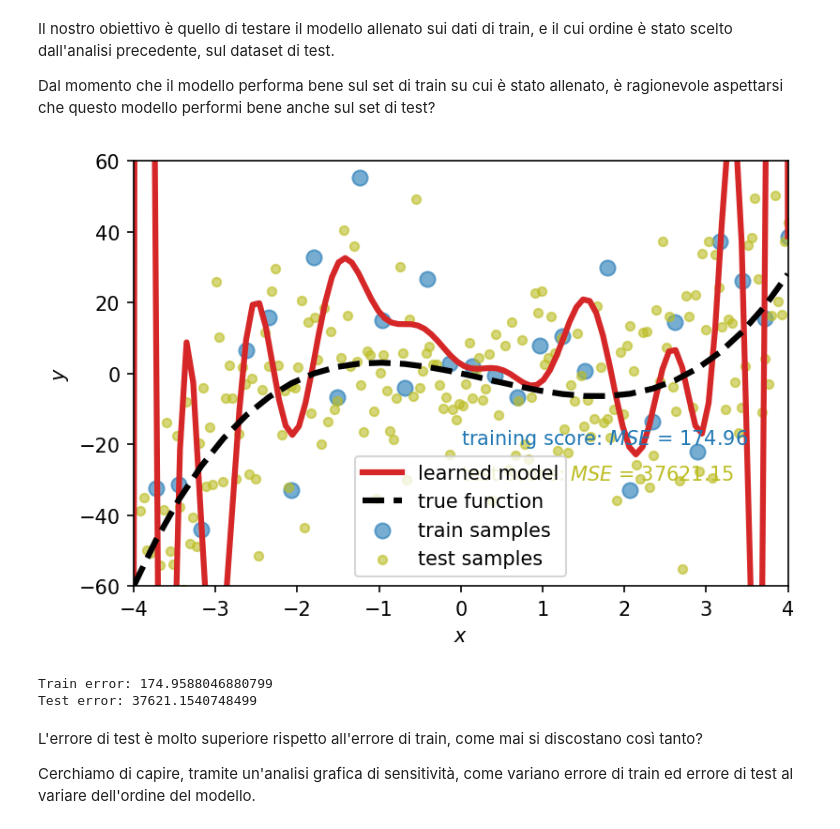
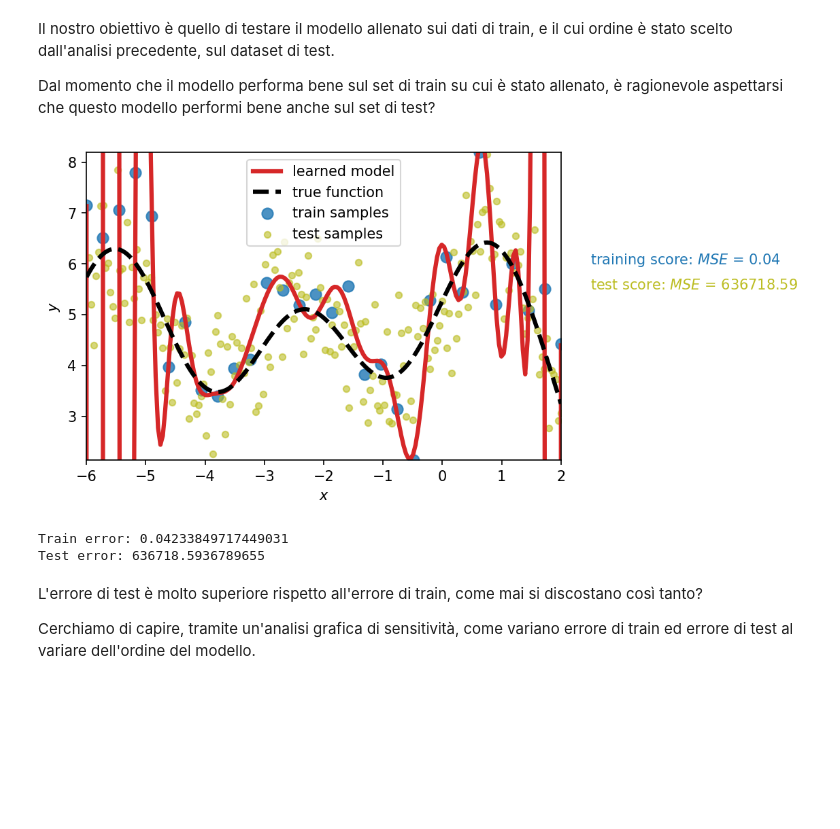
Before and after one commit to stegianna/IMAD_UniBg, a Jupyter notebook: Laboratorio_IMAD/Machine_learning/Validazione_Regolarizzazione.ipynb, the cells around one changed output. Drawn from its saved outputs; the diff is of its cells as text; code cells hidden in the pictures; blank space fills up the shorter version.

Commit message:
update regression example
- update validazione regolarizzazione

```diff
--- a/Laboratorio_IMAD/Machine_learning/Validazione_Regolarizzazione.ipynb
+++ b/Laboratorio_IMAD/Machine_learning/Validazione_Regolarizzazione.ipynb
@@ -75,3 +79,9 @@ train_dict = make_features(X_train, degrees) # create features
+# %%
+scaler = StandardScaler() # use to standardize the data
+max_degree = N - 1; # max degree of polynomial
+degrees = range(max_degree + 1) # degrees from 0 to 30
+train_dict = make_features(x_train, degrees) # create features for train
+test_dict = make_features(x_test, degrees) # create features for test
 # %%
 train_dict[2][1:4]
 # %% [output]
@@ -81,9 +91,13 @@ array([[ 1.        , -3.72413793, 13.86920333],
 # %%
 error_train = np.empty(len(degrees)) # initialize array error, one for each polynomial degree
+
 for d in degrees:
-    X_train_poly = train_dict[d] # select d feeatures
+    X_train = train_dict[d] # select d feeatures
+    X_train_scaled = scaler.fit_transform(X_train)
     model = LinearRegression() # define linear regression model
-    model.fit(X_train_poly, y_train) # fit linear regression model
-    y_hat = model.predict(X_train_poly) # predict
+    model.fit(X_train_scaled, y_train) # fit linear regression model
+    y_hat = model.predict(X_train_scaled) # predict
     error_train[d] = mean_squared_error(y_train, y_hat) # compute mean squared error
+
+bestd = np.argmin(error_train) # find order that gives lowes train error
 # %%
@@ -107,36 +120,43 @@ Che indicazioni ci da questo grafico?
 Il nostro obiettivo è quello di testare il modello allenato sui dati di train, e il cui ordine è stato scelto dall'analisi precedente, sul dataset di test.
 
 Dal momento che il modello performa bene sul set di train su cui è stato allenato, è ragionevole aspettarsi che questo modello performi bene anche sul set di test?
-# %%
-degree = 20 # fix best polynomial order found on the training set
-pipeline = make_pipeline(PolynomialFeatures(degree), LinearRegression()) # succession of instructions: 1) Create polynomial features; 2) Fit linear model
-pipeline.fit(X_train, y_train);
 # %%
-x = np.linspace(-4, 4, 100)[:, np.newaxis]
+degree = bestd # fix best polynomial order found on the training set
 
-fig=plt.figure(figsize=(6, 4), dpi= 150, facecolor='w', edgecolor='k')
-plt.plot(x, pipeline.predict(x), linestyle='-', label='learned model', color='C3', linewidth=3)
-plt.scatter(X_train, y_train, alpha=0.6, label='train samples', color='C0', s=60)
-plt.scatter(X_test, y_test, alpha=0.6, label='test samples', color='C8', s=20)
-plt.plot(X_train, f, 'k--',alpha=1, label='true function', linewidth=3)
-plt.ylim(-60, 60); plt.xlim(-4, 4)
-plt.xlim(np.min(X_train), np.max(X_train))
+X_train = train_dict[degree] # create train data matrix
+X_train_scaled = scaler.fit_transform(X_train) # scale
+model = LinearRegression() # define linear regression model
+model.fit(X_train_scaled, y_train) # fit linear regression model
+
+X_test = test_dict[degree] # create test data matrix
+X_test_scaled = scaler.transform(X_test) # scale with information obtained from train data
+
+plot_dict = make_features(x_plot, [degree])
+X_plot = plot_dict[degree]
+X_plot_scaled = scaler.transform(X_plot)
+
+fig = plt.figure(figsize=(6, 4), dpi= 150, facecolor='w', edgecolor='k')
+plt.plot(x_plot, model.predict(X_plot_scaled), linestyle='-', label='learned model', color='C3', linewidth=3)
+plt.scatter(x_train, y_train, alpha=0.8, label='train samples', color='C0', s=60)
+plt.scatter(x_test, y_test, alpha=0.6, label='test samples', color='C8', s=20)
+plt.plot(x_plot, y_plot, 'k--',alpha=1, label='true function', linewidth=3)
+plt.ylim(np.min(y_train), np.max(y_train)); plt.xlim(np.min(x_train), np.max(x_train))
 plt.xlabel('$x$')
 plt.ylabel('$y$')
-plt.text(0, -20, "training score: $MSE$ = {0:.2f}".format(mean_squared_error(y_train,pipeline.predict(X_train))),
+plt.text(2.5, 6, "training score: $MSE$ = {0:.2f}".format(mean_squared_error(y_train, model.predict(X_train_scaled))),
          color='C0')
-plt.text(0, -30,"test score: $MSE$ = {0:.2f}".format(mean_squared_error(y_test,pipeline.predict(X_test))), color='C8')
+plt.text(2.5, 5.5,"test score: $MSE$ = {0:.2f}".format(mean_squared_error(y_test, model.predict(X_test_scaled))), color='C8')
 plt.legend(loc='best', frameon=True);
 # %% [output]
-[figure, old version]
+[figure, new version]
 # %%
-train_error1 = mean_squared_error(y_train, pipeline.predict(X_train))
-test_error1 = mean_squared_error(y_test, pipeline.predict(X_test))
+train_error1 = mean_squared_error(y_train, model.predict(X_train_scaled))
+test_error1 = mean_squared_error(y_test, model.predict(X_test_scaled))
 print('Train error:', train_error1)
 print('Test error:', test_error1)
 # %% [output]
-Train error: 174.9588046880799
-Test error: 37621.1540748499
+Train error: 0.04233849717449031
+Test error: 636718.5936789655
 # %% [markdown]
 L'errore di test è molto superiore rispetto all'errore di train, come mai si discostano così tanto?
 
```
Also changed, not shown: parts of 35 cells of this notebook.
